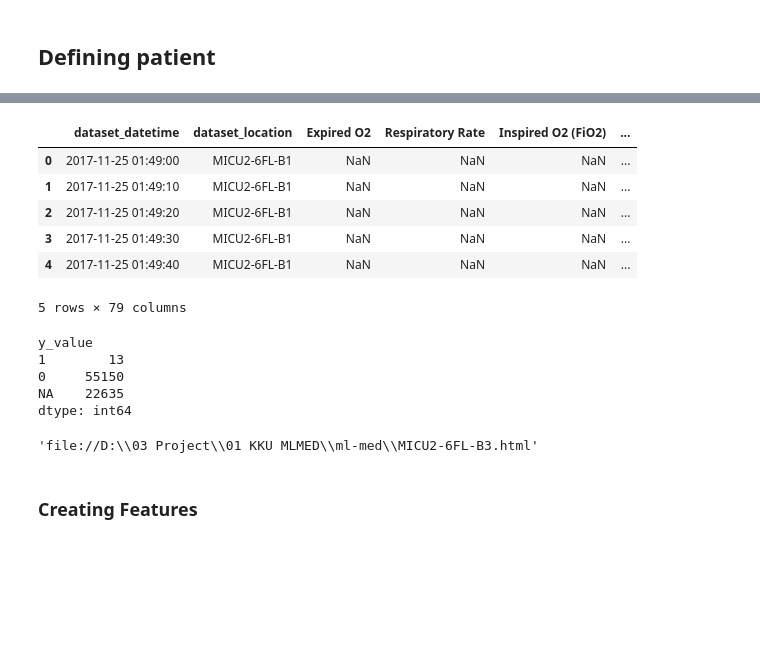
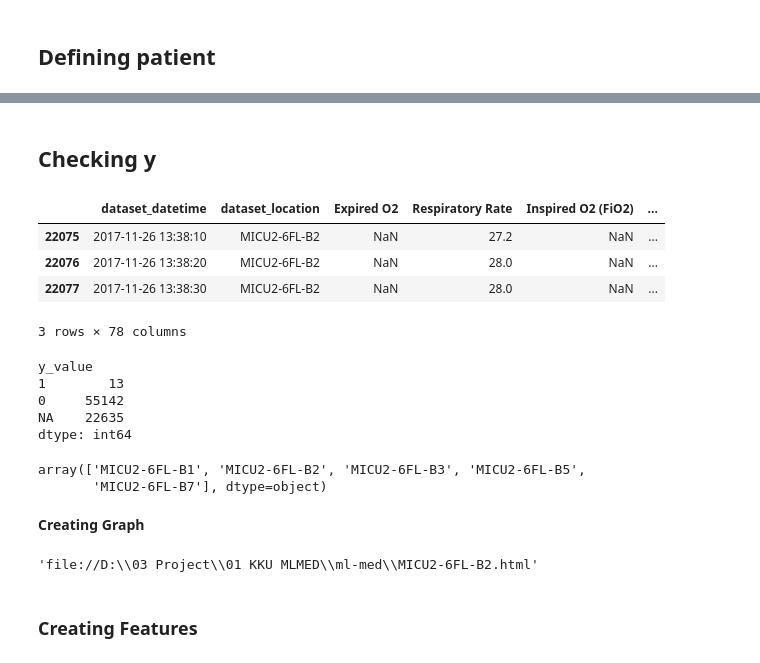
Before and after one commit to fooljames/ml-med, a Jupyter notebook: Untitled1.ipynb, the cells around one changed output, grey strips where cells are left out. Cells and saved outputs as stored; diff of their text form; code cells hidden in the pictures; blank space fills up the shorter version.

```diff
--- a/Untitled1.ipynb
+++ b/Untitled1.ipynb
@@ -411 +219,3 @@ def check_y(df, t = '180s', n_decrease_lower_bound = 6, delta_change = -0.1):
+# %% [markdown]
+## Checking y
 # %%
@@ -429,10 +258,0 @@ df = check_y(df)
-# %%
-df.head(5)
-# %% [output]
-|  | dataset_datetime | dataset_location | Expired O2 | Respiratory Rate | Inspired O2 (FiO2) | ... |
-| 0 | 2017-11-25 01:49:00 | MICU2-6FL-B1 | NaN | NaN | NaN | ... |
-| 1 | 2017-11-25 01:49:10 | MICU2-6FL-B1 | NaN | NaN | NaN | ... |
-| 2 | 2017-11-25 01:49:20 | MICU2-6FL-B1 | NaN | NaN | NaN | ... |
-| 3 | 2017-11-25 01:49:30 | MICU2-6FL-B1 | NaN | NaN | NaN | ... |
-| 4 | 2017-11-25 01:49:40 | MICU2-6FL-B1 | NaN | NaN | NaN | ... |
-5 rows × 79 columns
@@ -439,14 +261,29 @@ df.head(5)
+# %%
+data[data['y_value'] == 1].head(3)
+# %% [output]
+|  | dataset_datetime | dataset_location | Expired O2 | Respiratory Rate | Inspired O2 (FiO2) | ... |
+| 22075 | 2017-11-26 13:38:10 | MICU2-6FL-B2 | NaN | 27.2 | NaN | ... |
+| 22076 | 2017-11-26 13:38:20 | MICU2-6FL-B2 | NaN | 28.0 | NaN | ... |
+| 22077 | 2017-11-26 13:38:30 | MICU2-6FL-B2 | NaN | 28.0 | NaN | ... |
+3 rows × 78 columns
 # %%
-df.groupby(['y_value']).size()
+data_1.groupby(['y_value']).size()
 # %% [output]
 y_value
 1        13
-0     55150
+0     55142
 NA    22635
 dtype: int64
+# %%
+data_1.dataset_location.unique()
+# %% [output]
+array(['MICU2-6FL-B1', 'MICU2-6FL-B2', 'MICU2-6FL-B3', 'MICU2-6FL-B5',
+       'MICU2-6FL-B7'], dtype=object)
+# %% [markdown]
+__Creating Graph__
 # %%
-location = 'MICU2-6FL-B3'
-df_locat = df[df['dataset_location'] == location].copy()
+location = 'MICU2-6FL-B2'
+df_locat = data_1[data_1['dataset_location'] == location].copy()
 df_locat['y_value_1'] = np.where(df_locat['y_value'] == 1, df_locat['SpO2'], float('nan') )
 
 traces = []
@@ -467,7 +304,7 @@ traces.append(go.Scatter(
             name = "'y'"
             ))
 
-traces.append(go.Scatter(
+"""traces.append(go.Scatter(
                     x = df_locat.dataset_datetime,
                     y = df_locat['SpO2_percent_change'],
                     mode = 'lines',
@@ -479,16 +316,15 @@ layout = go.Layout(
     title = location,
     yaxis2=dict(
         overlaying='y',
-        color = ''
         side='right'
     )
-)
+)"""
 
 
-fig = go.Figure(data = traces, layout = layout)
+fig = go.Figure(data = traces) # , layout = layout
 plot(fig, filename = location + '.html')
 # %% [output]
-'file://D:\\03 Project\\01 KKU MLMED\\ml-med\\MICU2-6FL-B3.html'
+'file://D:\\03 Project\\01 KKU MLMED\\ml-med\\MICU2-6FL-B2.html'
 # %% [markdown]
 ### Creating Features
 # %%
```
Also changed, not shown: parts of 30 cells of this notebook, 1 other file.
